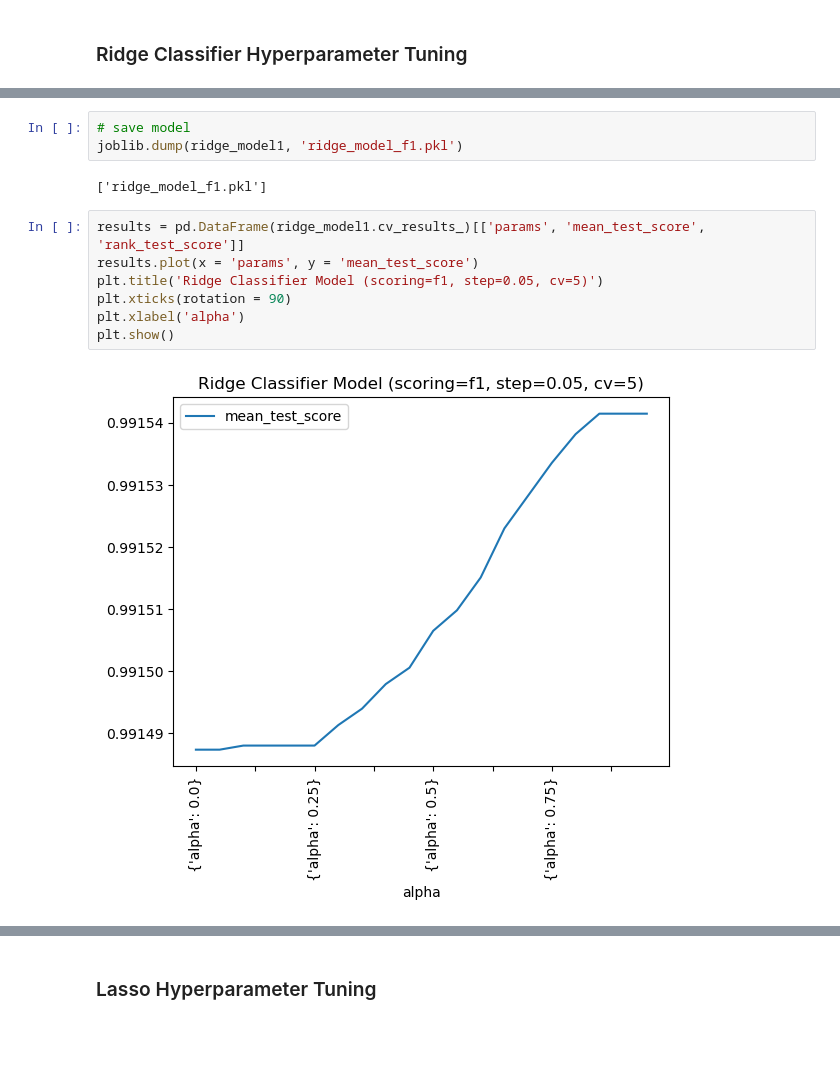
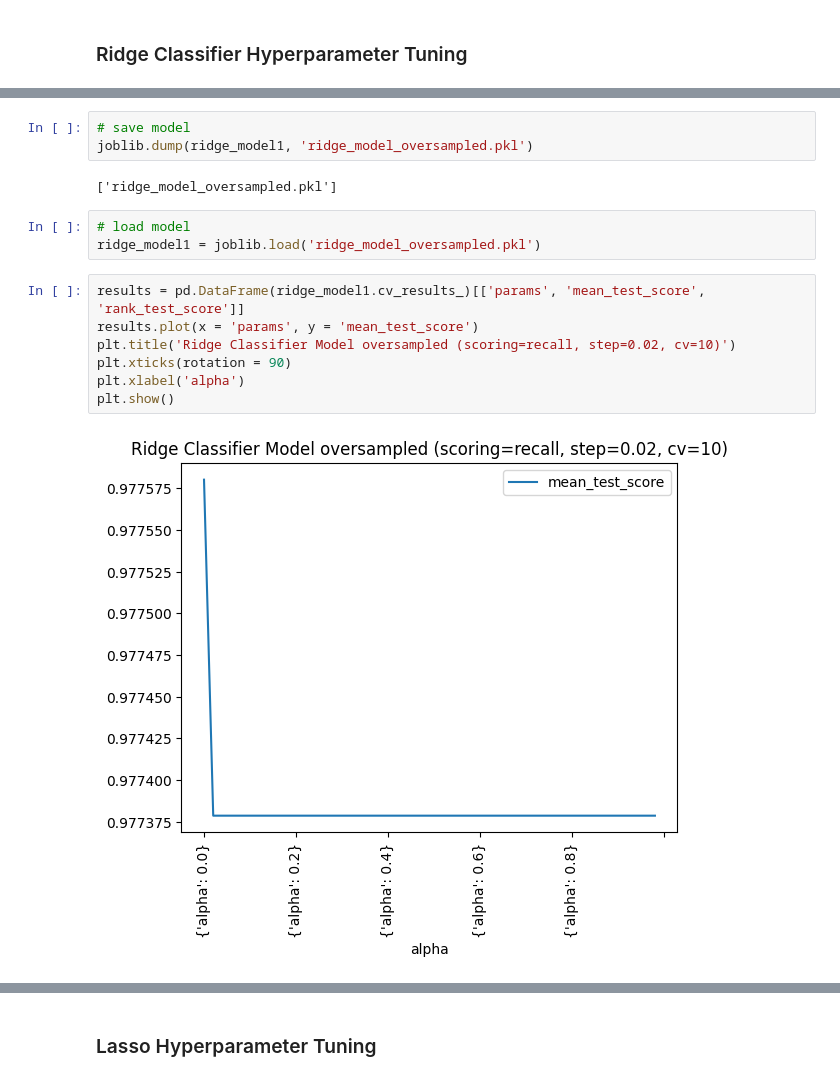
Before and after one commit to SongaZonga/ppp_fraud_pred, a Jupyter notebook: ridge_classifier_and_lasso/ridgeclassification_lasso_models.ipynb, the cells around one changed output, grey strips where cells are left out. Cells and saved outputs as stored; diff of their text form; blank space fills up the shorter version.

```diff
--- a/ridge_classifier_and_lasso/ridgeclassification_lasso_models.ipynb
+++ b/ridge_classifier_and_lasso/ridgeclassification_lasso_models.ipynb
@@ -358,17 +430,20 @@ weighted avg       1.00      1.00      1.00    192379
 # %%
 # save model
-joblib.dump(ridge_model1, 'ridge_model_f1.pkl')
+joblib.dump(ridge_model1, 'ridge_model_oversampled.pkl')
 # %% [output]
-['ridge_model_f1.pkl']
+['ridge_model_oversampled.pkl']
+# %%
+# load model
+ridge_model1 = joblib.load('ridge_model_oversampled.pkl')
 # %%
 results = pd.DataFrame(ridge_model1.cv_results_)[['params', 'mean_test_score', 'rank_test_score']]
 results.plot(x = 'params', y = 'mean_test_score')
-plt.title('Ridge Classifier Model (scoring=f1, step=0.05, cv=5)')
+plt.title('Ridge Classifier Model oversampled (scoring=recall, step=0.02, cv=10)')
 plt.xticks(rotation = 90)
 plt.xlabel('alpha')
 plt.show()
 # %% [output]
-[figure, old version]
+[figure, new version]
 # %%
 # top 20 feature coefficients
 feature_coef = pd.DataFrame({'feature':ridge_model1.feature_names_in_,'coef':ridge_model1.best_estimator_.coef_[0]})
```
Also changed, not shown: parts of 43 cells of this notebook, 6 other files.
